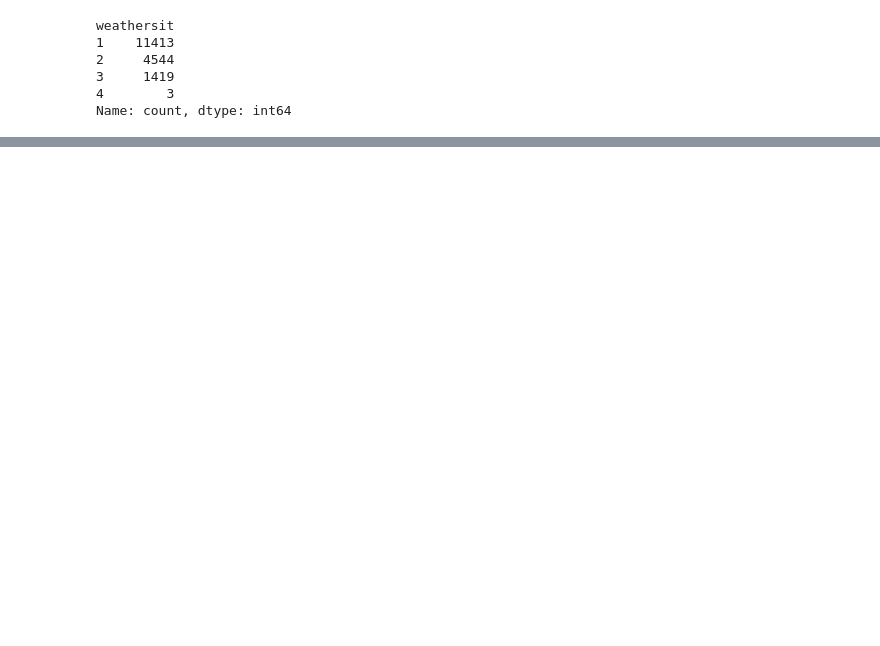
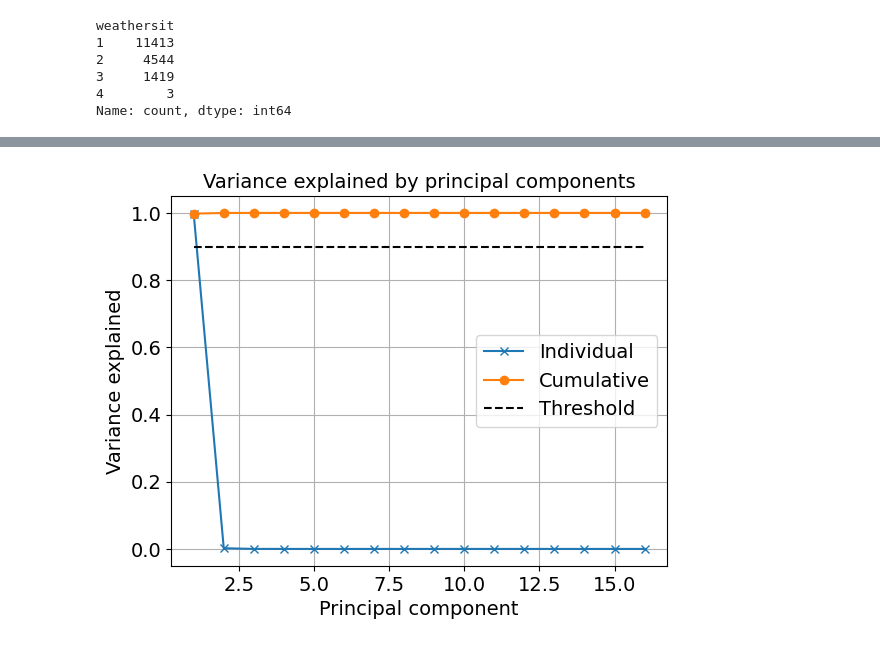
Before and after one commit to NicoloResmini/dtu-02450-projects, a Jupyter notebook: exploration.ipynb, the cells around one changed output, grey strips where cells are left out. Drawn from its saved outputs; the diff is of its cells as text; code cells hidden in the pictures; blank space fills up the shorter version.

```diff
--- a/exploration.ipynb
+++ b/exploration.ipynb
@@ -57,0 +42,5 @@ dataset.describe()
+# %%
+# steps to put stuff in np array as in the exercises
+X = dataset.values
+N, M = X.shape
+attributeNames = dataset.columns.tolist()
@@ -57,0 +88,31 @@ dataset.describe()
+# %%
+df_int = dataset.copy().drop('dteday', axis=1)
+
+X = df_int.values
+
+from scipy.linalg import svd
+
+# Subtract mean value from data
+Y = X - np.ones((N,1))*X.mean(axis=0)
+
+# PCA by computing SVD of Y
+U,S,V = svd(Y,full_matrices=False)
+
+# Compute variance explained by principal components
+rho = (S*S) / (S*S).sum()
+
+threshold = 0.9
+
+# Plot variance explained
+plt.figure()
+plt.plot(range(1,len(rho)+1),rho,'x-')
+plt.plot(range(1,len(rho)+1),np.cumsum(rho),'o-')
+plt.plot([1,len(rho)],[threshold, threshold],'k--')
+plt.title('Variance explained by principal components');
+plt.xlabel('Principal component');
+plt.ylabel('Variance explained');
+plt.legend(['Individual','Cumulative','Threshold'])
+plt.grid()
+plt.show()
+# %% [output]
+[figure, added]
```
Also changed, not shown: parts of 8 cells of this notebook, 1 other file.
